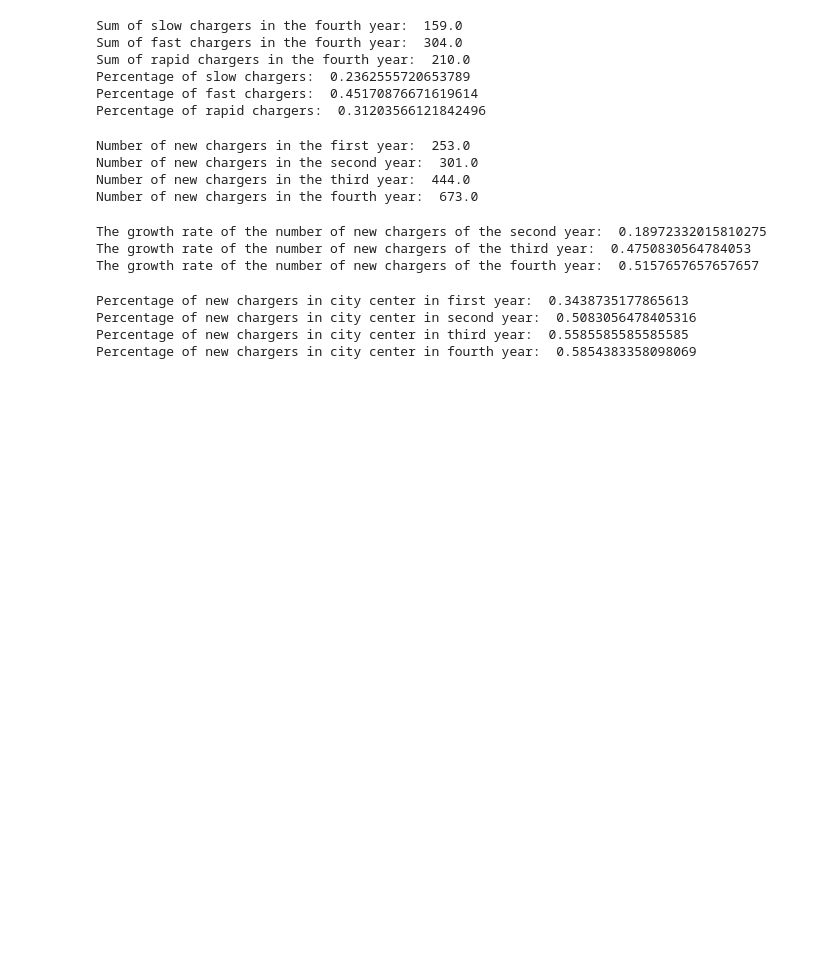
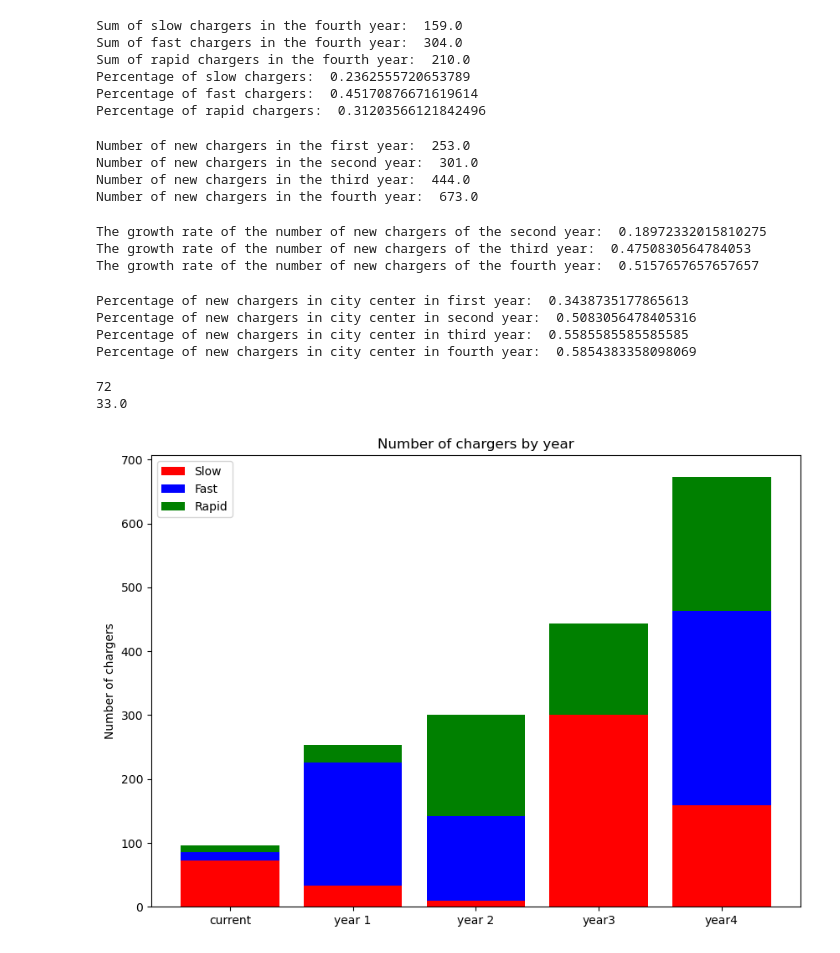
Before and after one commit to s2401564/mmcs-project, a Jupyter notebook: project.ipynb, the cells around one changed output. Cells and saved outputs as stored; diff of their text form; code cells hidden in the pictures; blank space fills up the shorter version.

Commit message:
plot

```diff
--- a/project.ipynb
+++ b/project.ipynb
@@ -939,3 +940,13 @@ Percentage of new chargers in city center in first year:  0.3438735177865613
 Percentage of new chargers in city center in second year:  0.5083056478405316
 Percentage of new chargers in city center in third year:  0.5585585585585585
 Percentage of new chargers in city center in fourth year:  0.5854383358098069
+# %%
+slow_c_current = 2*sum(demand['Number of Slow Charging Points'])
+fast_c_current = 2*sum(demand['Number of Fast Charging Points'])
+rapid_c_current = 2*sum(demand['Number of Rapid Charging Points'])
+# %%
+print(slow_c_current)
+print(location.getSolution(xp.Sum(x1[0,i] for i in grids)))
+# %% [output]
+72
+33.0
@@ -941,0 +955,25 @@ Percentage of new chargers in city center in fourth year:  0.5854383358098069
+# %%
+N = 5
+ind = np.arange(N)
+width = 0.35
+slow_chargers = np.array([slow_c_current,location.getSolution(xp.Sum(x1[0,i] for i in grids)),
+                 location.getSolution(xp.Sum(x1[1,i] for i in grids)),location.getSolution(xp.Sum(x1[2,i] for i in grids)),
+                 location.getSolution(xp.Sum(x1[3,i] for i in grids))])
+fast_chargers = np.array([fast_c_current,location.getSolution(xp.Sum(x2[0,i] for i in grids)),
+                 location.getSolution(xp.Sum(x2[1,i] for i in grids)),location.getSolution(xp.Sum(x2[2,i] for i in grids)),
+                 location.getSolution(xp.Sum(x2[3,i] for i in grids))])
+rapid_chargers = np.array([rapid_c_current,location.getSolution(xp.Sum(x3[0,i] for i in grids)),
+                 location.getSolution(xp.Sum(x3[1,i] for i in grids)),location.getSolution(xp.Sum(x3[2,i] for i in grids)),
+                  location.getSolution(xp.Sum(x3[3,i] for i in grids))])
+fig = plt.subplots(figsize =(10,7))
+p1 = plt.bar(ind, slow_chargers, color='r')
+p2 = plt.bar(ind, fast_chargers,bottom=slow_chargers, color='b')
+p3 = plt.bar(ind, rapid_chargers,bottom=slow_chargers+fast_chargers, color='g')
+plt.ylabel('Number of chargers')
+plt.title('Number of chargers by year')
+plt.xticks(ind, ('current', 'year 1', 'year 2', 'year3', 'year4'))
+plt.legend((p1[0],p2[0],p3[0]),('Slow', 'Fast', 'Rapid'))
+
+plt.show()
+# %% [output]
+[figure, added]
```
Also changed, not shown: parts of 3 cells of this notebook.
